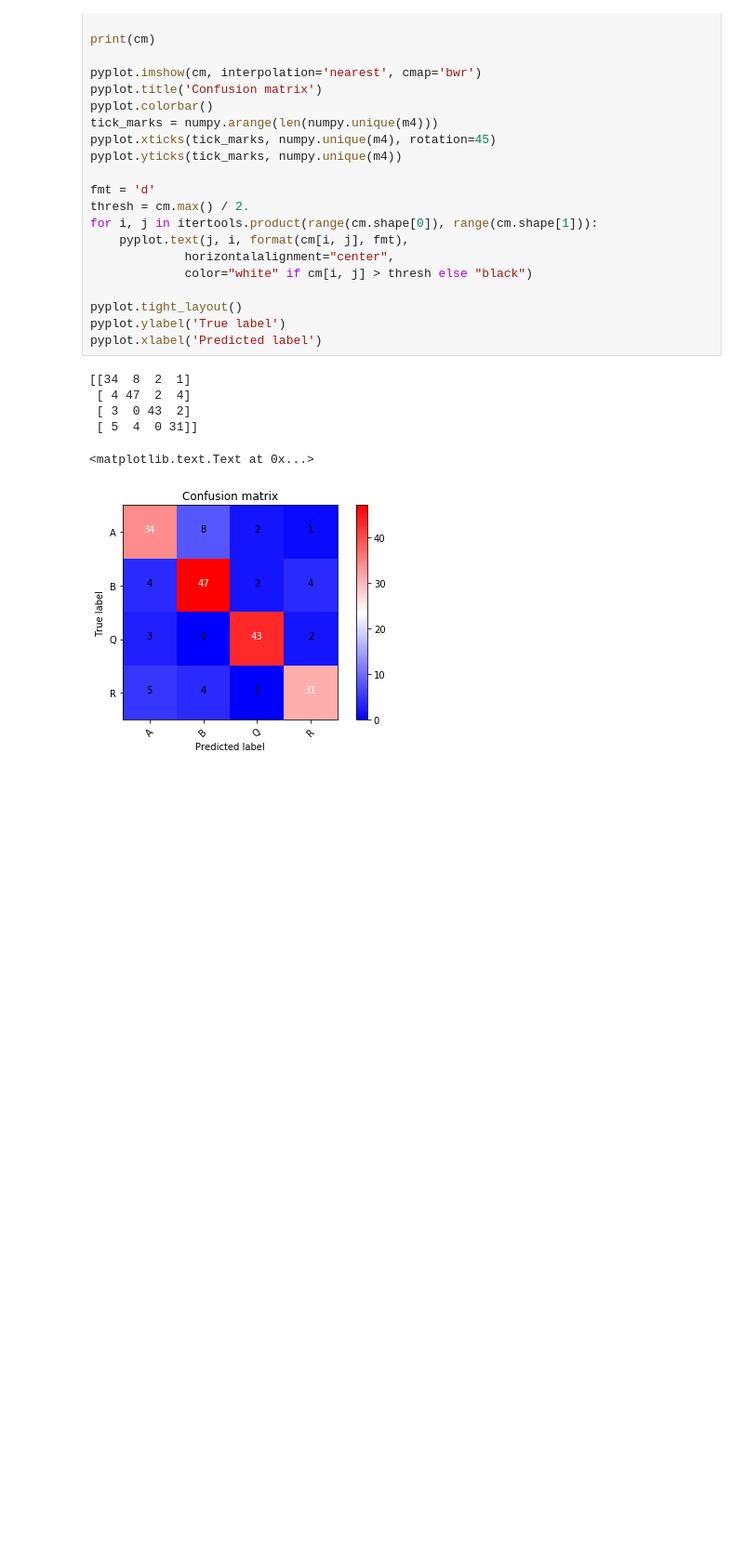
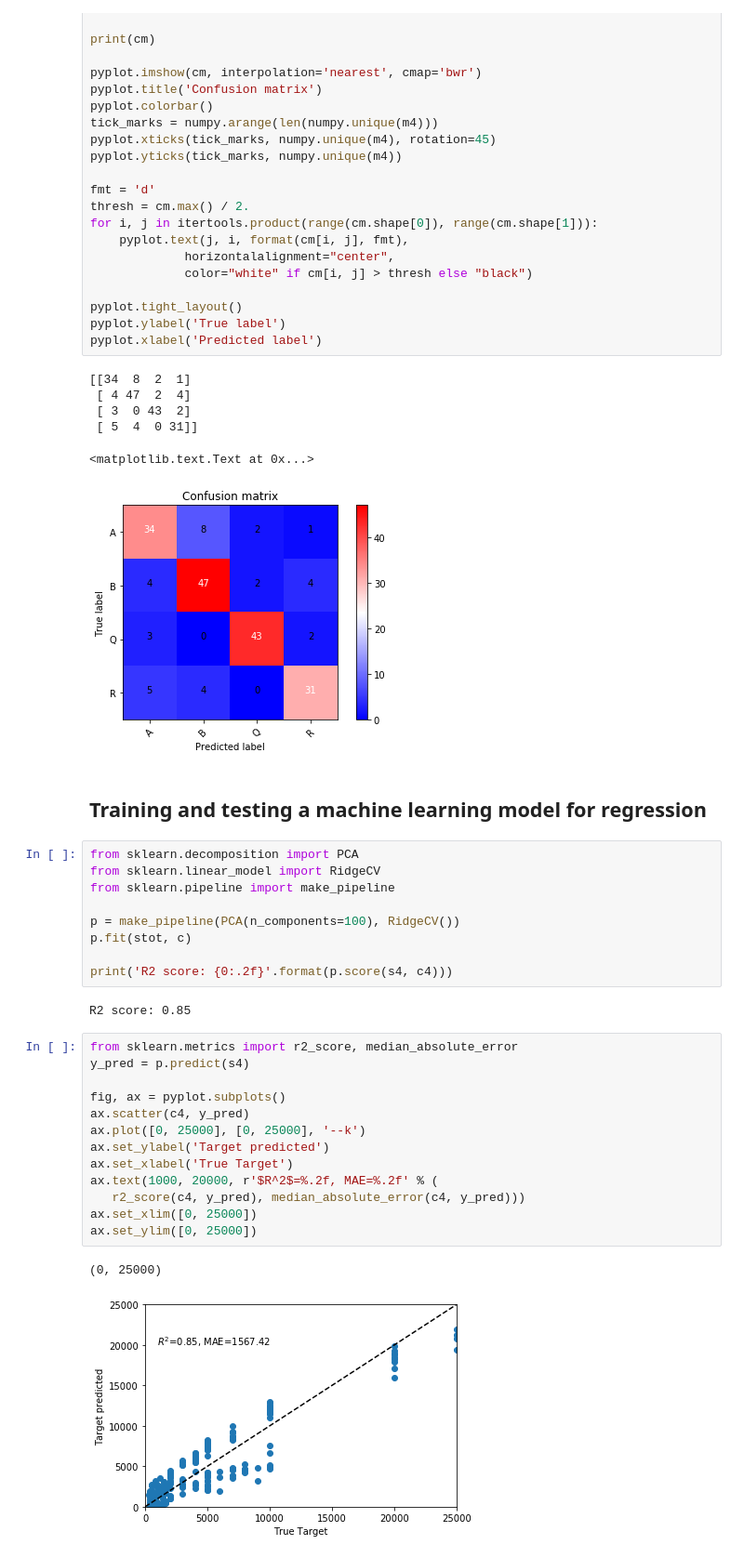
Before and after one commit to paris-saclay-cds/data-science-workshop-2019, a Jupyter notebook: Day_2_Software_engineering_best_practices/script_unreadable.ipynb, the cells around one changed output. Shown at 93% size. Drawn from its saved outputs; the diff is of its cells as text; blank space fills up the shorter version.

```diff
--- a/Day_2_Software_engineering_best_practices/script_unreadable.ipynb
+++ b/Day_2_Software_engineering_best_practices/script_unreadable.ipynb
@@ -253,3 +253,32 @@ pyplot.xlabel('Predicted label')
  [ 5  4  0 31]]
 <matplotlib.text.Text at 0x...>
 [figure]
+# %% [markdown]
+## Training and testing a machine learning model for regression
+# %%
+from sklearn.decomposition import PCA
+from sklearn.linear_model import RidgeCV
+from sklearn.pipeline import make_pipeline
+
+p = make_pipeline(PCA(n_components=100), RidgeCV())
+p.fit(stot, c)
+
+print('R2 score: {0:.2f}'.format(p.score(s4, c4)))
+# %% [output]
+R2 score: 0.85
+# %%
+from sklearn.metrics import r2_score, median_absolute_error
+y_pred = p.predict(s4)
+
+fig, ax = pyplot.subplots()
+ax.scatter(c4, y_pred)
+ax.plot([0, 25000], [0, 25000], '--k')
+ax.set_ylabel('Target predicted')
+ax.set_xlabel('True Target')
+ax.text(1000, 20000, r'$R^2$=%.2f, MAE=%.2f' % (
+   r2_score(c4, y_pred), median_absolute_error(c4, y_pred)))
+ax.set_xlim([0, 25000])
+ax.set_ylim([0, 25000])
+# %% [output]
+(0, 25000)
+[figure, added]
```
Also changed, not shown: parts of 3 cells of this notebook.
